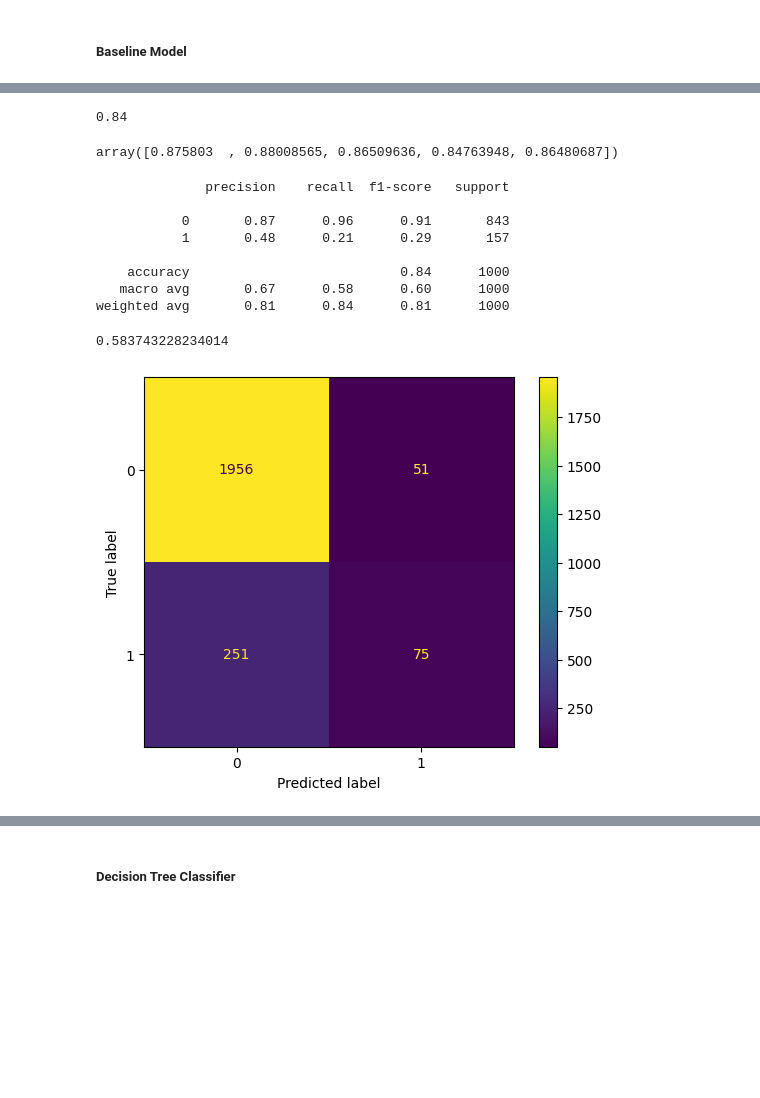
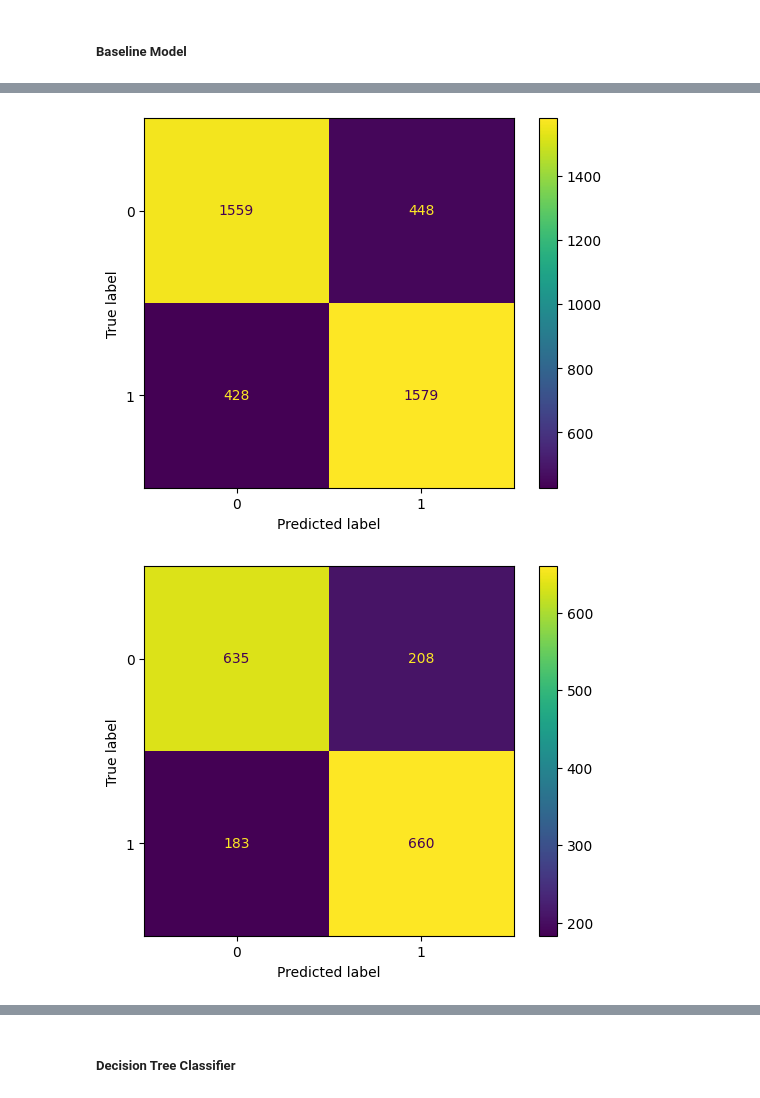
Before and after one commit to Ed-Odhiambo/Phase3_Project, a Jupyter notebook: student.ipynb, the cells around one changed output, grey strips where cells are left out. Saved outputs shown, nothing was run; the diff lists cells and outputs as text; code cells hidden in the pictures; blank space fills up the shorter version.

```diff
--- a/student.ipynb
+++ b/student.ipynb
@@ -344,3 +410,9 @@ X_train, X_test, y_train, y_test = train_test_split(X, y, test_size=0.3, random_
 # X = data.drop(columns=["churn", "state", "area code"])
 # y = data["churn"]
 # X_train, X_test, y_train, y_test = train_test_split(X, y, test_size=0.2, random_state=42)
+# %%
+# Sunthetic Minority Oversampling Technique
+sm = SMOTE()
+
+X_train_resampled, y_train_resampled = sm.fit_resample(X_train, y_train)
+X_test_resampled, y_test_resampled = sm.fit_resample(X_test, y_test)
@@ -348,5 +443,5 @@ X_train, X_test, y_train, y_test = train_test_split(X, y, test_size=0.3, random_
 # Scale the data
 scaler = StandardScaler()
 
-X_train_scaled = scaler.fit_transform(X_train)
-X_test_scaled = scaler.transform(X_test)
+X_train_scaled = scaler.fit_transform(X_train_resampled)
+X_test_scaled = scaler.transform(X_test_resampled)
@@ -353,42 +497,44 @@ X_test_scaled = scaler.transform(X_test)
 # %%
-# Logistic Regression
-base_model = LogisticRegression(random_state=132)
+# # Logistic Regression
+# base_model = LogisticRegression(random_state=132)
 
-base_model.fit(X_train_scaled, y_train)
-y_base_pred = base_model.predict(X_test_scaled)
+# base_model.fit(X_train_scaled, y_train_resampled)
+# y_base_pred = base_model.predict(X_test_scaled)
 # %%
-# Scoring
-base_score = base_model.score(X_test_scaled, y_test)
-base_score
+# # Scoring
+# base_score = base_model.score(X_test_scaled, y_test)
+# base_score
-# %% [output]
-0.84
 # %%
-# Cross Validation
-base_cv = cross_val_score(base_model, X_train_scaled, y_train)
-base_cv
+# # Cross Validation
+# base_cv = cross_val_score(base_model, X_train_scaled, y_train_resampled)
+# base_cv
-# %% [output]
-array([0.875803  , 0.88008565, 0.86509636, 0.84763948, 0.86480687])
 # %%
-base_report = classification_report(y_test, y_base_pred)
-print(base_report)
+# base_report = classification_report(y_test, y_base_pred)
+# print(base_report)
-# %% [output]
-              precision    recall  f1-score   support
-
-           0       0.87      0.96      0.91       843
-           1       0.48      0.21      0.29       157
-
-    accuracy                           0.84      1000
-   macro avg       0.67      0.58      0.60      1000
-weighted avg       0.81      0.84      0.81      1000
 # %%
-# ROC Curve
-base_roc_auc = roc_auc_score(y_test, y_base_pred)
-base_roc_auc
+# # ROC Curve
+# base_roc_auc = roc_auc_score(y_test, y_base_pred)
+# base_roc_auc
-# %% [output]
-0.583743228234014
+# %%
+def conf_matrix(model):
+
+    X1 = X_train_scaled
+    X2 = X_test_scaled
+    y1 = y_train_resampled
+    y2 = y_test_resampled
+
+    predicting = model.predict(X2)
+
+    dis_estimator = ConfusionMatrixDisplay.from_estimator(model, X1, y1)
+    dis_predictor = ConfusionMatrixDisplay.from_predictions(y2, predicting)
+
+    return dis_estimator, dis_predictor
+# %%
+conf_matrix(base_model);
+# %% [output]
+[figure, added]
+[figure, added]
 # %%
-# Displaying a confusion matrix
-ConfusionMatrixDisplay.from_estimator(base_model, X_train_scaled, y_train);
+# # Displaying a confusion matrix
+# ConfusionMatrixDisplay.from_estimator(base_model, X_train_scaled, y_train);
-# %% [output]
-[figure, removed]
 # %%
```
Also changed, not shown: parts of 68 cells of this notebook, 1 other file.
